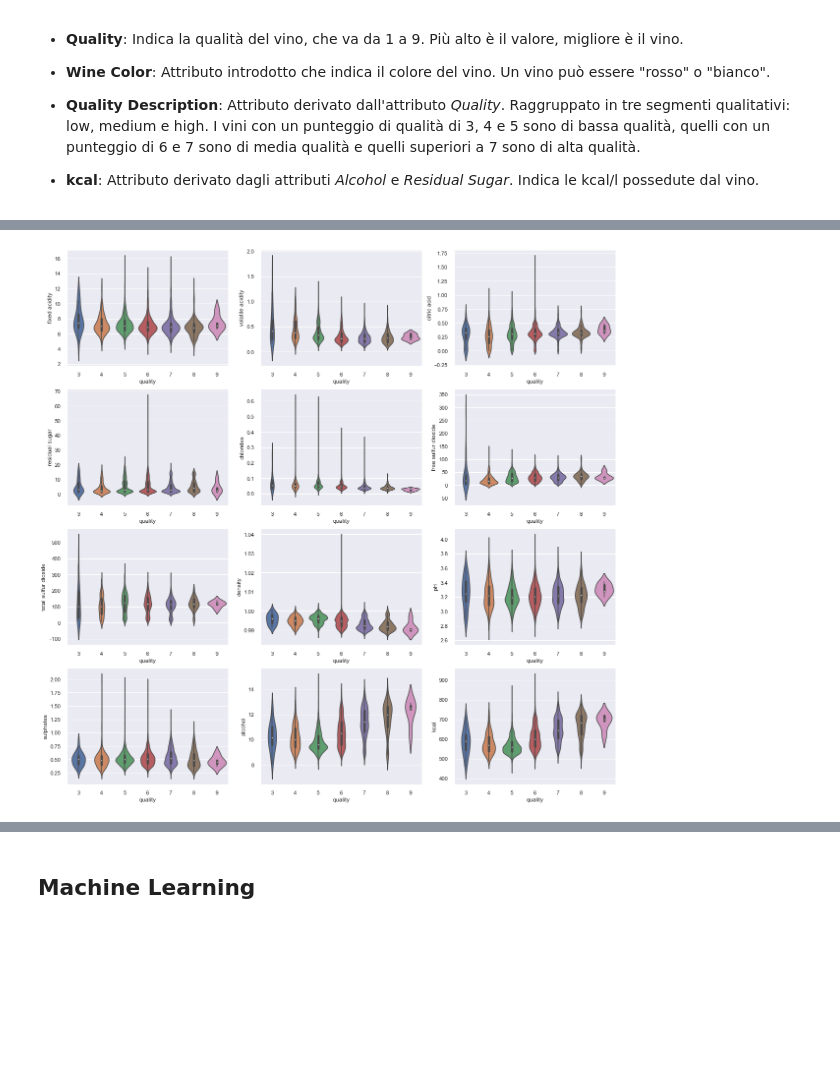
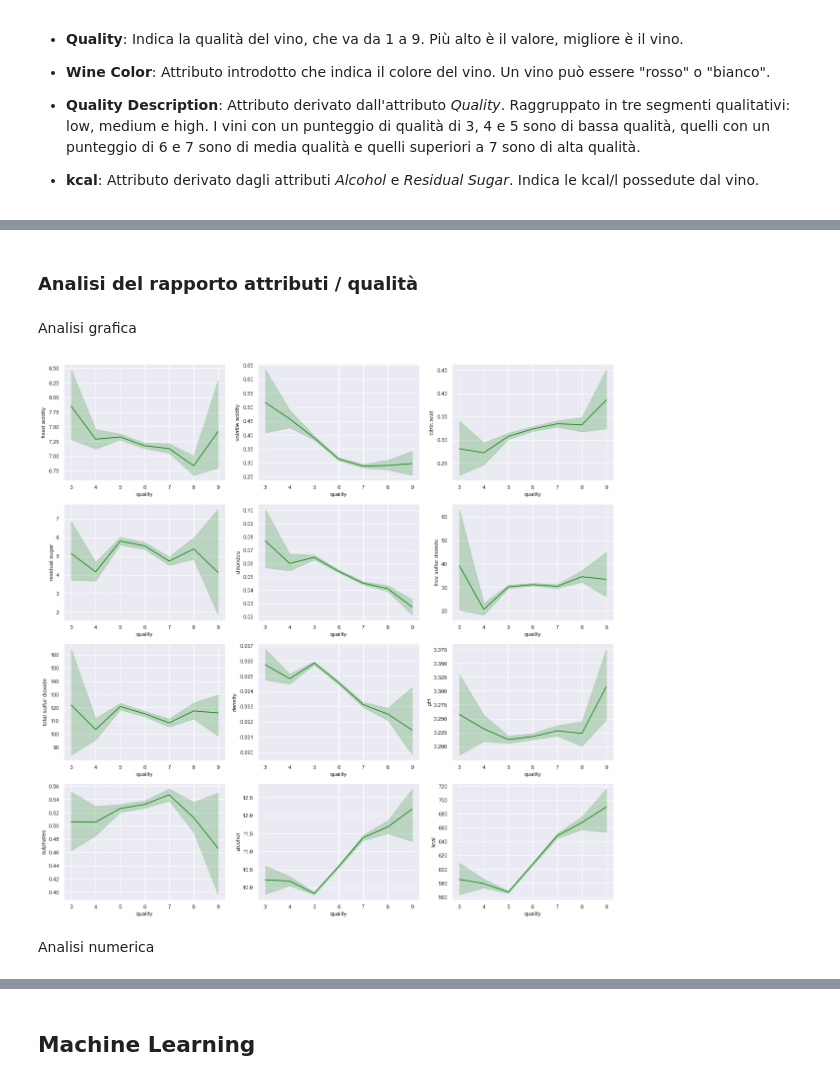
Before and after one commit to enrimon15/datascience-wine-quality, a Jupyter notebook: Wine Analysis.ipynb, the cells around one changed output, grey strips where cells are left out. Cells and saved outputs as stored; diff of their text form; code cells hidden in the pictures; blank space fills up the shorter version.

Commit message:
visualizzazione

```diff
--- a/Wine Analysis.ipynb
+++ b/Wine Analysis.ipynb
@@ -17,7 +17,7 @@ import pandas as pd
 import matplotlib.pyplot as plt
 import seaborn as sns
 
-plt.style.use('seaborn')
+sns.set()
 # %% [markdown]
 ### Caricamento dei dataset <a href="https://archive.ics.uci.edu/ml/datasets/Wine+Quality" target="_blank">LINK</a>
 # %%
@@ -450,19 +529,24 @@ pd.concat([ls, ms, hs], axis=1, keys=['Low Quality Wine', 'Medium Quality Wine',
+# %% [markdown]
+### Analisi  del rapporto attributi / qualità
+# %% [markdown]
+Analisi grafica
 # %%
-#lets see whether our data has outliers or not:
-
-# create box plots
 cols = 3
 rows = 4
 fig, ax = plt.subplots(ncols=cols, nrows=rows, figsize=(20,20))
 
 subset_columns = df_wines.loc[:, df_wines.columns != 'quality'].select_dtypes(np.number).columns
 
 counter=0
 for i in range(rows):
     for j in range(cols):
-        sns.violinplot(x='quality', y=subset_columns[counter],data=df_wines, ax=ax[i][j])
+        sns.lineplot(x='quality', y=subset_columns[counter], data=df_wines, markers=True, ax=ax[i][j], color='green')
         counter+=1
         if counter==len(subset_columns):
             break
+
+plt.show()
 # %% [output]
-[figure, old version]
+[figure, new version]
+# %% [markdown]
+Analisi numerica
```
Also changed, not shown: parts of 59 cells of this notebook.
